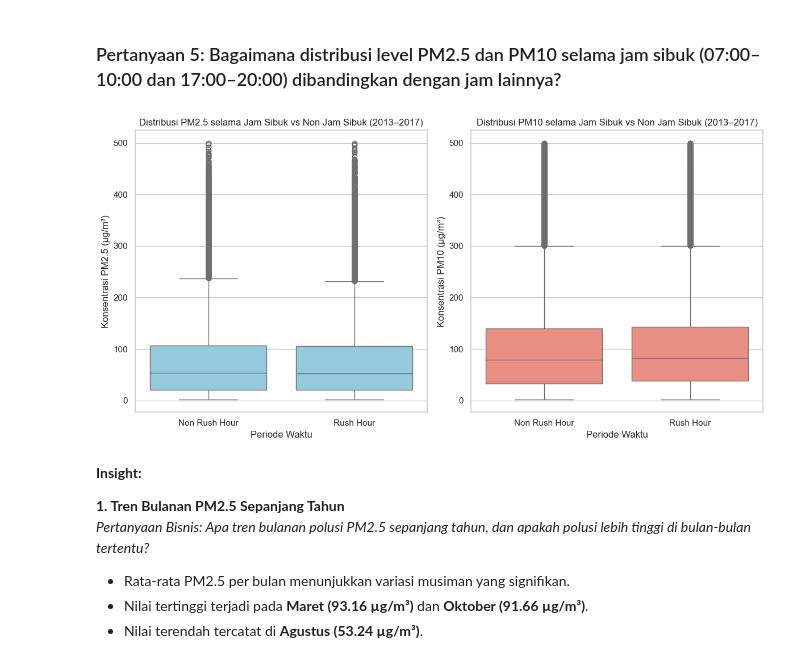
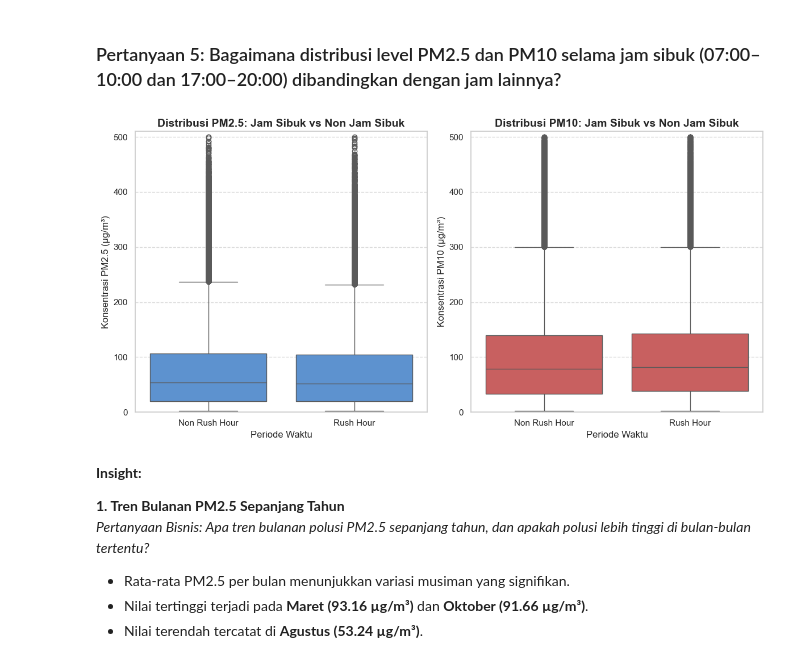
Before and after one commit to NanaBanana14/Data-Analysis-Air-Quality-Of-Beijing-Station, a Jupyter notebook: notebook.ipynb, the cells around one changed output. Cells and saved outputs as stored; diff of their text form; code cells hidden in the pictures.

```diff
--- a/notebook.ipynb
+++ b/notebook.ipynb
@@ -744,32 +872,40 @@ plt.show()
 # %%
 plt.figure(figsize=(12, 6))
 
 # Subplot 1: PM2.5
 plt.subplot(1, 2, 1)
 sns.boxplot(
     data=df_2013_2017,
     x='time_period', y='PM2.5',
-    color='skyblue'
+    hue='time_period',
+    palette=['#4A90E2', '#4A90E2'],
+    legend=False
 )
-plt.title('Distribusi PM2.5 selama Jam Sibuk vs Non Jam Sibuk (2013–2017)')
-plt.xlabel('Periode Waktu')
-plt.ylabel('Konsentrasi PM2.5 (µg/m³)')
+plt.title('Distribusi PM2.5: Jam Sibuk vs Non Jam Sibuk', fontsize=14, weight='bold')
+plt.xlabel('Periode Waktu', fontsize=12)
+plt.ylabel('Konsentrasi PM2.5 (µg/m³)', fontsize=12)
+plt.grid(axis='y', linestyle='--', alpha=0.7)
+plt.ylim(0, df_2013_2017['PM2.5'].max() + 10)
 
 # Subplot 2: PM10
 plt.subplot(1, 2, 2)
 sns.boxplot(
     data=df_2013_2017,
     x='time_period', y='PM10',
-    color='salmon'
+    hue='time_period',
+    palette=['#D94F4F', '#D94F4F'],
+    legend=False
 )
-plt.title('Distribusi PM10 selama Jam Sibuk vs Non Jam Sibuk (2013–2017)')
-plt.xlabel('Periode Waktu')
-plt.ylabel('Konsentrasi PM10 (µg/m³)')
+plt.title('Distribusi PM10: Jam Sibuk vs Non Jam Sibuk', fontsize=14, weight='bold')
+plt.xlabel('Periode Waktu', fontsize=12)
+plt.ylabel('Konsentrasi PM10 (µg/m³)', fontsize=12)
+plt.grid(axis='y', linestyle='--', alpha=0.7)
+plt.ylim(0, df_2013_2017['PM10'].max() + 10)
 
 plt.tight_layout()
 plt.show()
 # %% [output]
-[figure, old version]
+[figure, new version]
 # %% [markdown]
 **Insight:**
 
```
Also changed, not shown: parts of 66 cells of this notebook, 1 other file.
